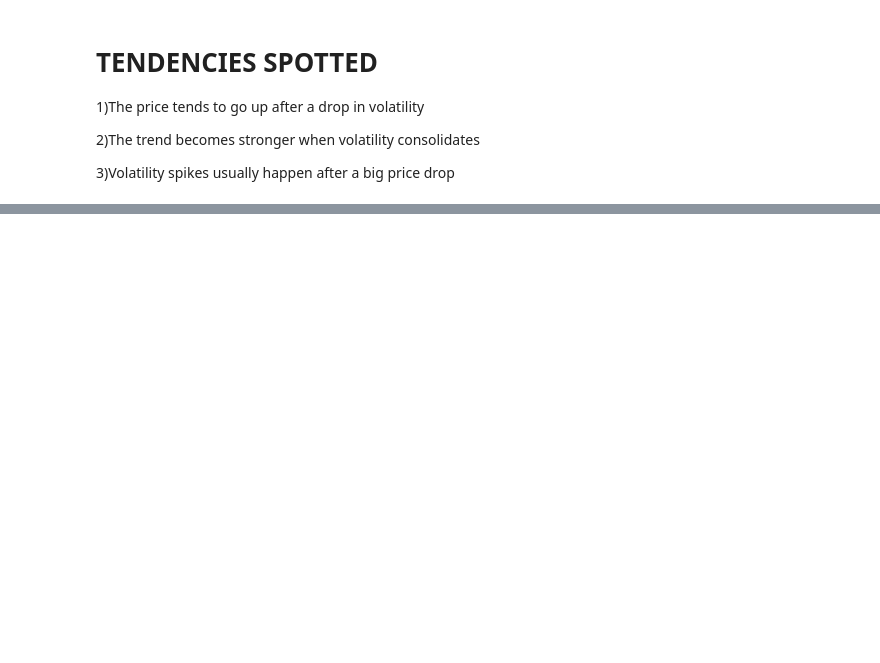
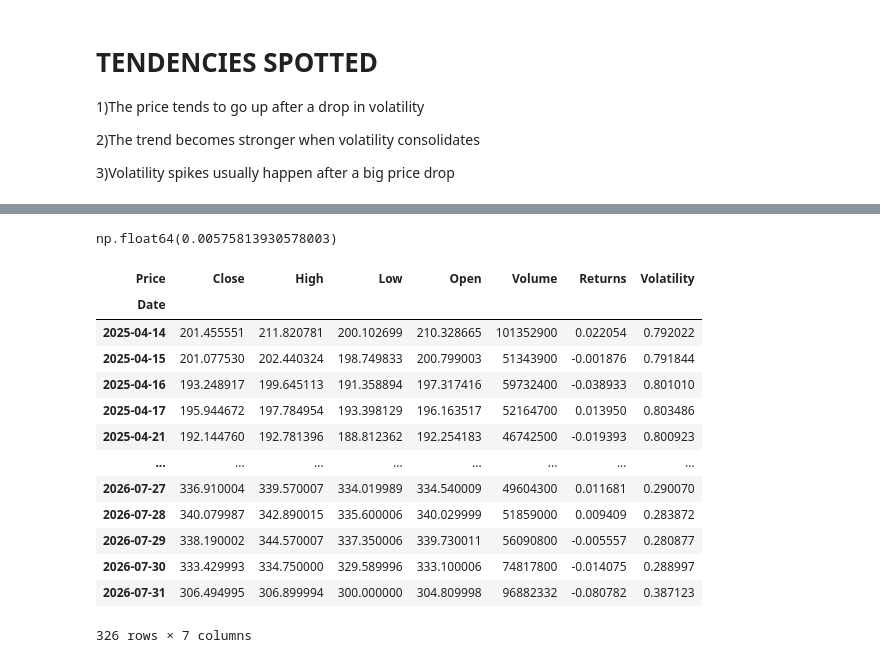
Before and after one commit to ivan-cl0udz/quant_work, a Jupyter notebook: week1.ipynb, the cells around one changed output, grey strips where cells are left out. Drawn from its saved outputs; the diff is of its cells as text; code cells hidden in the pictures; blank space fills up the shorter version.

```diff
--- a/week1.ipynb
+++ b/week1.ipynb
@@ -331,3 +331,27 @@ fig.add_trace(go.Scatter(x=sma_strategy.index,y=sma_strategy['Buy_Hold'],name='B
 fig.update_layout(title='Strategy vs Buy & Hold',
                   template='plotly_dark')
 fig.show()
+# %%
+bh_sharpe = sma_strategy['Returns'].mean() / (sma_strategy['Returns'].std() * (252 ** 0.5))
+bh_sharpe
+# %% [output]
+np.float64(0.00575813930578003)
+# %%
+sma_quick = data.copy()
+sma_quick.drop(['SMA_20','SMA_50'],axis=1,inplace=True)
+sma_quick
+# %% [output]
+| Price | Close | High | Low | Open | Volume | Returns | Volatility |
+| Date |  |  |  |  |  |  |  |
+| 2025-04-14 | 201.455551 | 211.820781 | 200.102699 | 210.328665 | 101352900 | 0.022054 | 0.792022 |
+| 2025-04-15 | 201.077530 | 202.440324 | 198.749833 | 200.799003 | 51343900 | -0.001876 | 0.791844 |
+| 2025-04-16 | 193.248917 | 199.645113 | 191.358894 | 197.317416 | 59732400 | -0.038933 | 0.801010 |
+| 2025-04-17 | 195.944672 | 197.784954 | 193.398129 | 196.163517 | 52164700 | 0.013950 | 0.803486 |
+| 2025-04-21 | 192.144760 | 192.781396 | 188.812362 | 192.254183 | 46742500 | -0.019393 | 0.800923 |
+| ... | ... | ... | ... | ... | ... | ... | ... |
+| 2026-07-27 | 336.910004 | 339.570007 | 334.019989 | 334.540009 | 49604300 | 0.011681 | 0.290070 |
+| 2026-07-28 | 340.079987 | 342.890015 | 335.600006 | 340.029999 | 51859000 | 0.009409 | 0.283872 |
+| 2026-07-29 | 338.190002 | 344.570007 | 337.350006 | 339.730011 | 56090800 | -0.005557 | 0.280877 |
+| 2026-07-30 | 333.429993 | 334.750000 | 329.589996 | 333.100006 | 74817800 | -0.014075 | 0.288997 |
+| 2026-07-31 | 306.494995 | 306.899994 | 300.000000 | 304.809998 | 96882332 | -0.080782 | 0.387123 |
+326 rows × 7 columns
```
Also changed, not shown: parts of 22 cells of this notebook.
